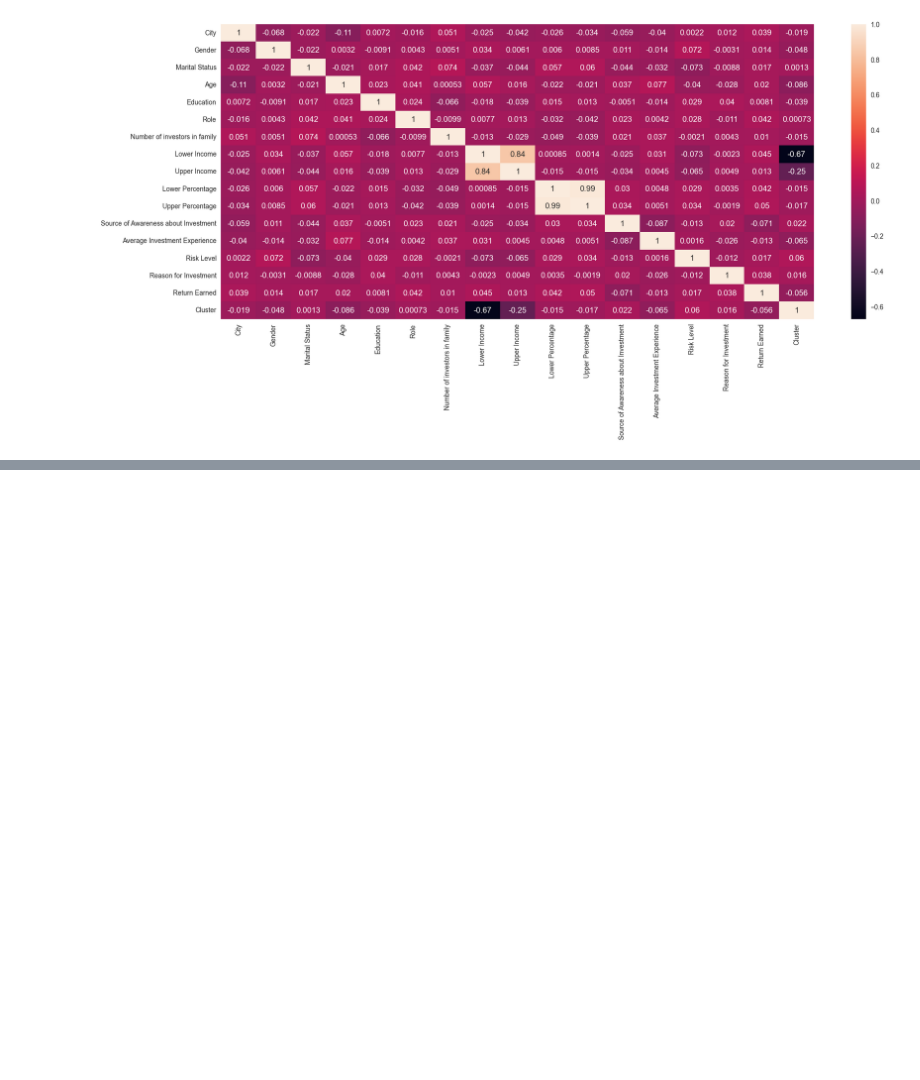
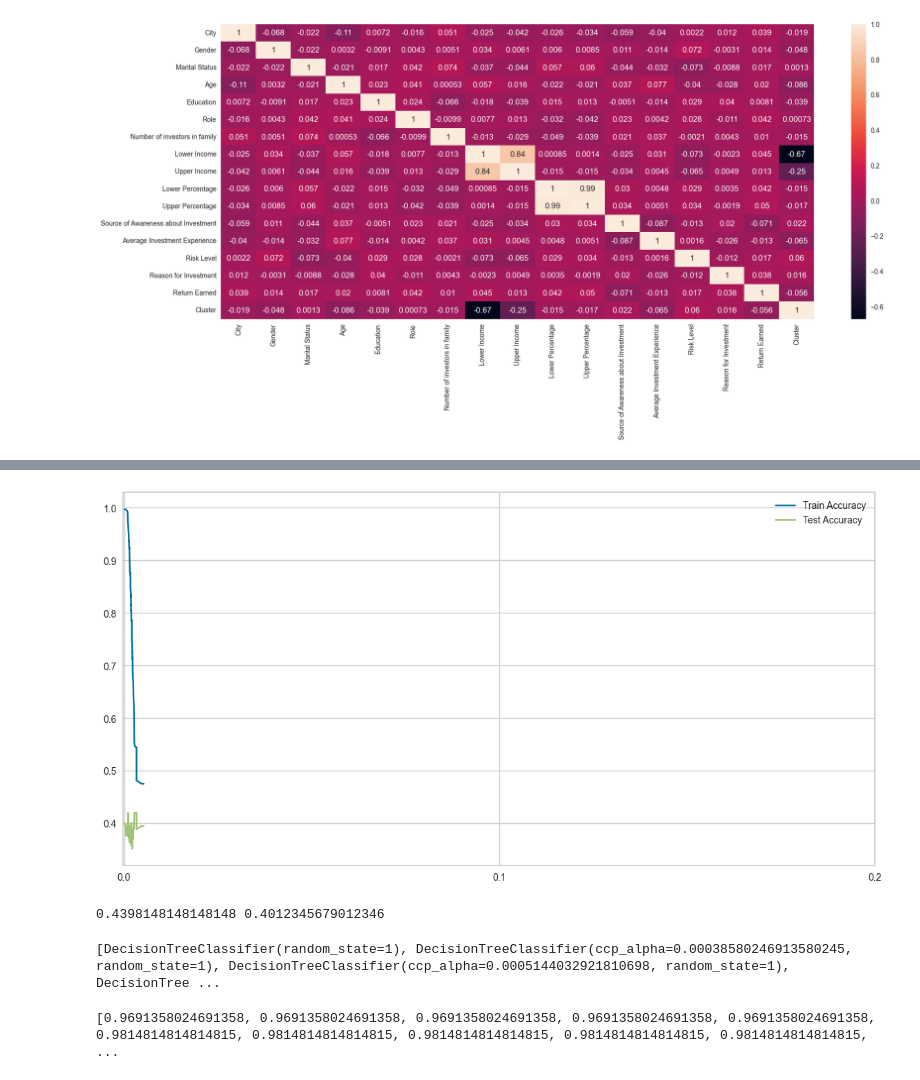
Before and after one commit to DhivyadharshiniBabu/Buckman-Datathon, a Jupyter notebook: Buckman_Datathon.ipynb, the cells around one changed output, grey strips where cells are left out. Drawn from its saved outputs; the diff is of its cells as text; code cells hidden in the pictures; blank space fills up the shorter version.

Commit message:
models commit

```diff
--- a/Buckman_Datathon.ipynb
+++ b/Buckman_Datathon.ipynb
@@ -641,0 +751,5 @@ Return Earned: Mutual Information Score = 0.0001
+# %%
+fin_X=pd.DataFrame()
+for column in selected_features:
+    fin_X = pd.concat([fin_X, data[column]], axis=1)
+print(fin_X)
@@ -641,0 +774,4 @@ Return Earned: Mutual Information Score = 0.0001
+# %%
+from sklearn.model_selection import train_test_split
+X_train, X_test, y_train, y_test = train_test_split(fin_X, Y, test_size=0.2, random_state=42)
+len(X_train),len(X_test)
@@ -641,0 +780,10 @@ Return Earned: Mutual Information Score = 0.0001
+# %%
+from sklearn.metrics import accuracy_score, classification_report
+from sklearn.tree import DecisionTreeClassifier
+
+decision_tree = DecisionTreeClassifier()
+decision_tree.fit(X_train, y_train)
+y_pred = decision_tree.predict(X_test)
+accuracy = accuracy_score(y_test, y_pred)
+print("Accuracy ",accuracy)
+print("Classification report ",classification_report(y_test, y_pred))
@@ -641,0 +801,5 @@ Return Earned: Mutual Information Score = 0.0001
+# %%
+path=decision_tree.cost_complexity_pruning_path(X_train,y_train)
+alphas=path['ccp_alphas']
+
+alphas
@@ -641,0 +824,48 @@ Return Earned: Mutual Information Score = 0.0001
+# %%
+accuracy_train=[]
+accuracy_test=[]
+for i in alphas:
+    decision_tree=DecisionTreeClassifier(ccp_alpha=i)
+    decision_tree.fit(X_train,y_train)
+    y_train_pred=decision_tree.predict(X_train)
+    y_test_pred=decision_tree.predict(X_test)
+    accuracy_train.append(accuracy_score(y_train,y_train_pred))
+    accuracy_test.append(accuracy_score(y_test,y_test_pred))
+
+plt.figure(figsize=(14,7))
+sns.lineplot(y=accuracy_train,x=alphas,label="Train Accuracy")
+sns.lineplot(y=accuracy_test,x=alphas,label="Test Accuracy")
+plt.xticks(ticks=np.arange(0.00,0.25,0.1))
+plt.show()
+# %% [output]
+[figure, added]
+# %%
+decision_tree=DecisionTreeClassifier(ccp_alpha=0.02,random_state=40)
+decision_tree.fit(X_train,y_train)
+y_train_pred=decision_tree.predict(X_train)
+y_test_pred=decision_tree.predict(X_test)
+print(accuracy_score(y_train,y_train_pred),accuracy_score(y_test,y_test_pred))
+# %% [output]
+0.4398148148148148 0.4012345679012346
+# %%
+clfs=[]
+for ccp_alpha in alphas:
+    clf=DecisionTreeClassifier(random_state=1,ccp_alpha=ccp_alpha)
+    clf.fit(X_train,y_train)
+    clfs.append(clf)
+print(clfs)
+# %% [output]
+[DecisionTreeClassifier(random_state=1), DecisionTreeClassifier(ccp_alpha=0.00038580246913580245, random_state=1), DecisionTreeClassifier(ccp_alpha=0.0005144032921810698, random_state=1), DecisionTree ...
+# %%
+from sklearn.metrics import mean_absolute_error
+scores=[]
+for ccp_alpha in alphas:
+    clf=DecisionTreeClassifier(random_state=1,ccp_alpha=ccp_alpha)
+    clf.fit(X_train,y_train)
+    new_pred=clf.predict(X_test)
+    new_pred=new_pred.reshape(-1,1)
+    new_accuracy=mean_absolute_error(new_pred,y_test)
+    scores.append(new_accuracy)
+print(scores)
+# %% [output]
+[0.9691358024691358, 0.9691358024691358, 0.9691358024691358, 0.9691358024691358, 0.9691358024691358, 0.9814814814814815, 0.9814814814814815, 0.9814814814814815, 0.9814814814814815, 0.9814814814814815, ...
```
Also changed, not shown: parts of 37 cells of this notebook, 2 other files.
